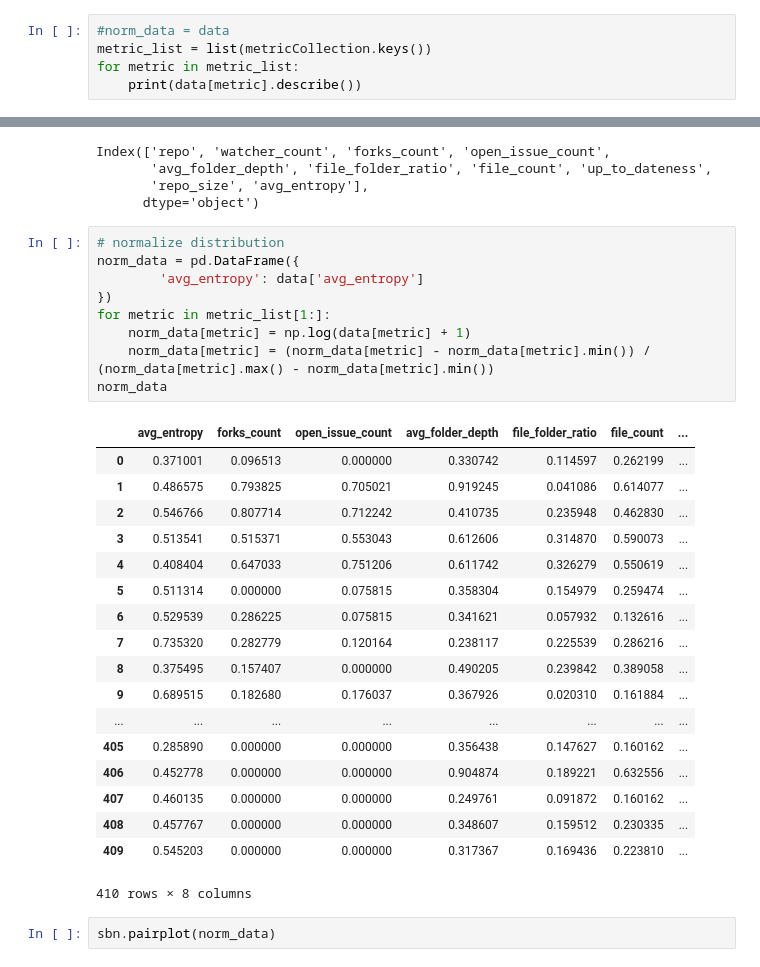
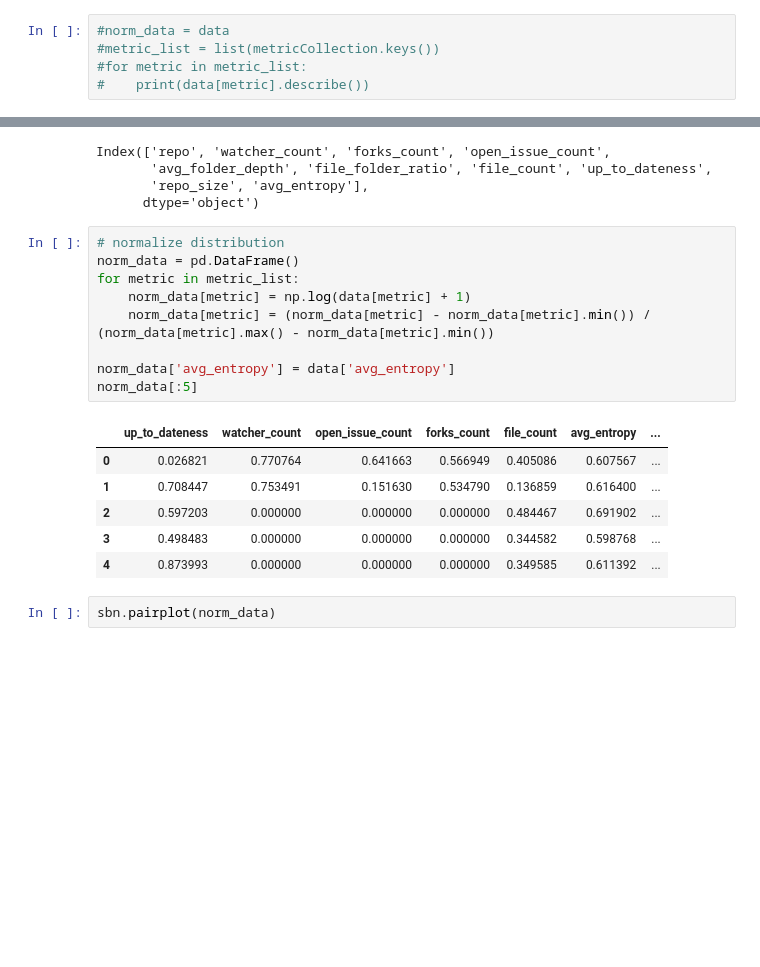
Before and after one commit to mbornstein/GithubRepoClassification, a Jupyter notebook: Data Visualization.ipynb, the cells around one changed output, grey strips where cells are left out. Drawn from its saved outputs; the diff is of its cells as text; blank space fills up the shorter version.

```diff
--- a/Data Visualization.ipynb
+++ b/Data Visualization.ipynb
@@ -49,6 +38,6 @@ sbn.pairplot(data)
 [figure]
 # %%
 #norm_data = data
-metric_list = list(metricCollection.keys())
-for metric in metric_list:
-    print(data[metric].describe())
+#metric_list = list(metricCollection.keys())
+#for metric in metric_list:
+#    print(data[metric].describe())
@@ -79,32 +50,20 @@ Index(['repo', 'watcher_count', 'forks_count', 'open_issue_count',
       dtype='object')
 # %%
 # normalize distribution
-norm_data = pd.DataFrame({
-        'avg_entropy': data['avg_entropy']
-})
-for metric in metric_list[1:]:
+norm_data = pd.DataFrame()
+for metric in metric_list:
     norm_data[metric] = np.log(data[metric] + 1)
     norm_data[metric] = (norm_data[metric] - norm_data[metric].min()) / (norm_data[metric].max() - norm_data[metric].min())
-norm_data
+
+norm_data['avg_entropy'] = data['avg_entropy']
+norm_data[:5]
 # %% [output]
-|  | avg_entropy | forks_count | open_issue_count | avg_folder_depth | file_folder_ratio | file_count | ... |
-| 0 | 0.371001 | 0.096513 | 0.000000 | 0.330742 | 0.114597 | 0.262199 | ... |
-| 1 | 0.486575 | 0.793825 | 0.705021 | 0.919245 | 0.041086 | 0.614077 | ... |
-| 2 | 0.546766 | 0.807714 | 0.712242 | 0.410735 | 0.235948 | 0.462830 | ... |
-| 3 | 0.513541 | 0.515371 | 0.553043 | 0.612606 | 0.314870 | 0.590073 | ... |
-| 4 | 0.408404 | 0.647033 | 0.751206 | 0.611742 | 0.326279 | 0.550619 | ... |
-| 5 | 0.511314 | 0.000000 | 0.075815 | 0.358304 | 0.154979 | 0.259474 | ... |
-| 6 | 0.529539 | 0.286225 | 0.075815 | 0.341621 | 0.057932 | 0.132616 | ... |
-| 7 | 0.735320 | 0.282779 | 0.120164 | 0.238117 | 0.225539 | 0.286216 | ... |
-| 8 | 0.375495 | 0.157407 | 0.000000 | 0.490205 | 0.239842 | 0.389058 | ... |
-| 9 | 0.689515 | 0.182680 | 0.176037 | 0.367926 | 0.020310 | 0.161884 | ... |
-| ... | ... | ... | ... | ... | ... | ... | ... |
-| 405 | 0.285890 | 0.000000 | 0.000000 | 0.356438 | 0.147627 | 0.160162 | ... |
-| 406 | 0.452778 | 0.000000 | 0.000000 | 0.904874 | 0.189221 | 0.632556 | ... |
-| 407 | 0.460135 | 0.000000 | 0.000000 | 0.249761 | 0.091872 | 0.160162 | ... |
-| 408 | 0.457767 | 0.000000 | 0.000000 | 0.348607 | 0.159512 | 0.230335 | ... |
-| 409 | 0.545203 | 0.000000 | 0.000000 | 0.317367 | 0.169436 | 0.223810 | ... |
+|  | up_to_dateness | watcher_count | open_issue_count | forks_count | file_count | avg_entropy | ... |
+| 0 | 0.026821 | 0.770764 | 0.641663 | 0.566949 | 0.405086 | 0.607567 | ... |
+| 1 | 0.708447 | 0.753491 | 0.151630 | 0.534790 | 0.136859 | 0.616400 | ... |
+| 2 | 0.597203 | 0.000000 | 0.000000 | 0.000000 | 0.484467 | 0.691902 | ... |
+| 3 | 0.498483 | 0.000000 | 0.000000 | 0.000000 | 0.344582 | 0.598768 | ... |
+| 4 | 0.873993 | 0.000000 | 0.000000 | 0.000000 | 0.349585 | 0.611392 | ... |
-410 rows × 8 columns
 # %%
 sbn.pairplot(norm_data)
 # %% [output]
```
Also changed, not shown: parts of 6 cells of this notebook, 3 other files.
